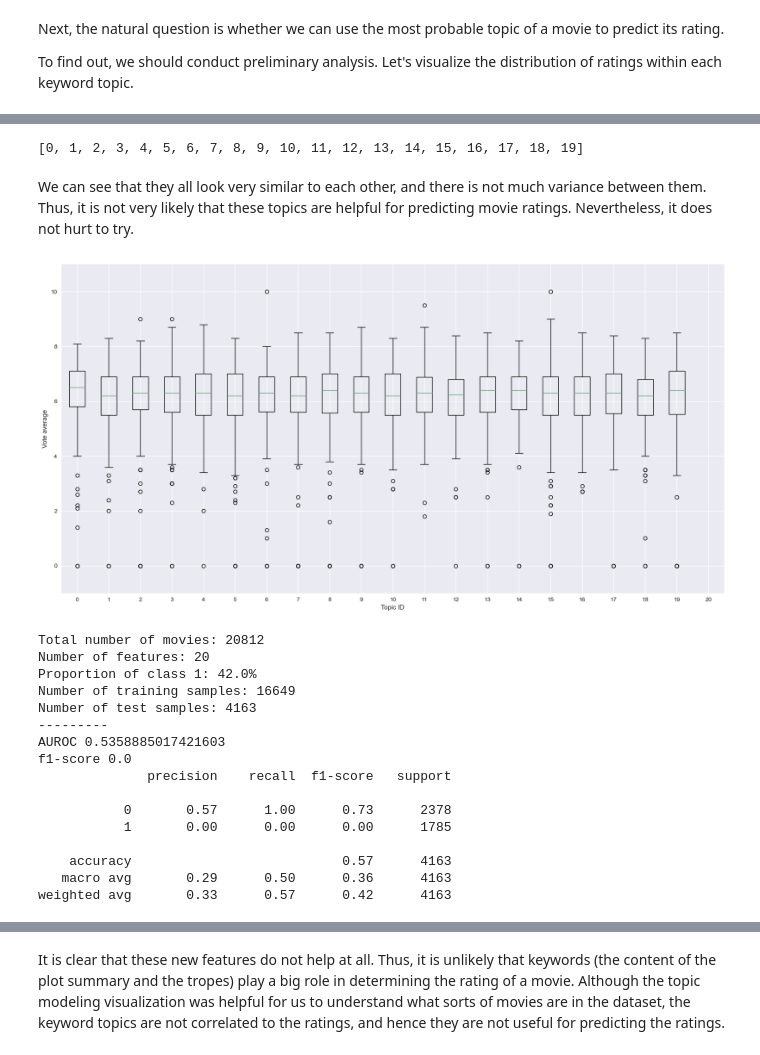
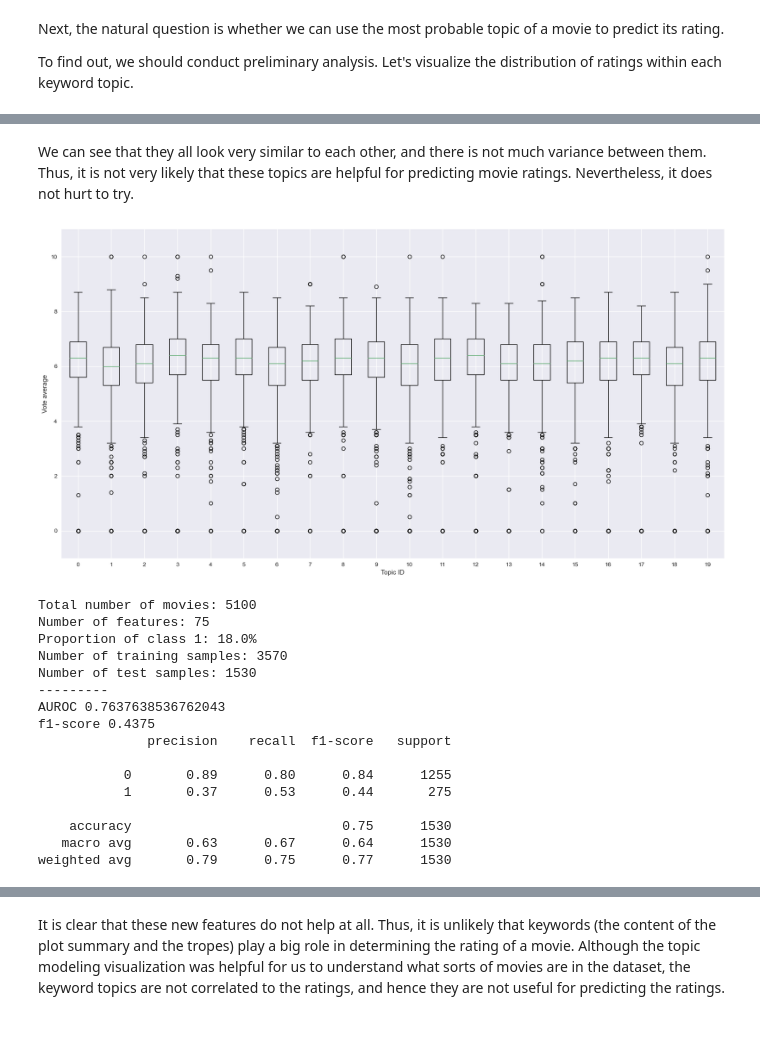
Before and after one commit to epfl-ada/ada-2022-project-adamax, a Jupyter notebook: src/initial_analysis.ipynb, the cells around one changed output, grey strips where cells are left out. Cells and saved outputs as stored; diff of their text form; code cells hidden in the pictures.

```diff
--- a/src/initial_analysis.ipynb
+++ b/src/initial_analysis.ipynb
@@ -918,7 +919,7 @@ import pyLDAvis.gensim_models
 # %%
 df_keywords = pd.read_csv("../data/Imdb/keywords.csv")
 df_movies["id"] = df_movies["id"].astype(int)
-df_movies = df_movies.merge(df_keywords, on=["id"])
+df_keywords = df_keywords.merge(df_movies, on=["id"])
 # %%
 def extract_keyword_list(list_of_keyword_dicts):
     list_of_keyword_dicts = ast.literal_eval(list_of_keyword_dicts)
@@ -929,12 +930,13 @@ def extract_keyword_list(list_of_keyword_dicts):
     keyword_list = list(np.unique(keyword_list))
     return keyword_list
 # %%
-df_movies["keywords"] = df_movies["keywords"].apply(extract_keyword_list)
-df_movies = df_movies[df_movies["keywords"].apply(len) > 2] # drop movies less than 3 keywords
+df_keywords["keywords"] = df_keywords["keywords"].apply(extract_keyword_list)
+df_keywords = df_keywords[df_keywords["keywords"].apply(len) > 2] # drop movies less than 3 keywords
+df_keywords = df_keywords.reset_index(drop=True)
 # %% [markdown]
 First, since there are a lot of keywords in the dataset, we would like to cluster them into topics. This could be achieved by considering the list of keywords for each movie as a document, and then use Latent Dirichlet Allocation for topic modeling.
 # %%
-docs = df_movies["keywords"].to_list()
+docs = df_keywords["keywords"].to_list()
 dictionary = Dictionary(docs)
 
 # Remove rare and common tokens.
@@ -1034,45 +1025,46 @@ df_movies["keyword_topic"] = df_topics["dominant_topic"].reset_index(drop=True)
 # %%
-sorted(df_topics["dominant_topic"].unique())
+df_keywords["keyword_topic"] = df_topics["dominant_topic"]
-# %% [output]
-[0, 1, 2, 3, 4, 5, 6, 7, 8, 9, 10, 11, 12, 13, 14, 15, 16, 17, 18, 19]
 # %% [markdown]
 We can see that they all look very similar to each other, and there is not much variance between them. Thus, it is not very likely that these topics are helpful for predicting movie ratings. Nevertheless, it does not hurt to try.
 # %%
-num_topics = len(df_movies["keyword_topic"].unique())
+num_topics = len(df_keywords["keyword_topic"].unique())
 for i in range(num_topics):
-    df_movies[f"keyword_topic_{i}"] = df_movies["keyword_topic"].apply(lambda x: x == i)
+    df_keywords[f"keyword_topic_{i}"] = df_keywords["keyword_topic"].apply(lambda x: x == i)
 
 vote_average_by_topic = []
 for t in range(num_topics):
-    vote_average_by_topic.append(df_movies.loc[df_movies["keyword_topic"]==t, "vote_average"].values)
+    vote_average_by_topic.append(df_keywords.loc[df_keywords["keyword_topic"]==t, "vote_average"].values)
 
 plt.figure(figsize=(20, 10))
 plt.boxplot(vote_average_by_topic)
 plt.xticks(np.arange(num_topics)+1, np.arange(num_topics))
 plt.ylim(-1, 11)
 plt.xlabel("Topic ID")
 plt.ylabel("Vote average")
 plt.show()
 # %% [output]
-[figure, old version]
+[figure, new version]
 # %%
-features_name = [f"keyword_topic_{i}" for i in range(num_topics)]
+features_name = ["year", "adj_budget", "runtime_x", "adj_revenue_x"] + [f"played_in_{c}" for c in continent_mapping] + \
+    [f"is_{g}" for g in all_genres] + \
+    [f"keyword_topic_{i}" for i in range(num_topics)] + \
+    ["num_release_this_W", "num_release_this_M", "num_release_this_Y"]
 target_name = "vote_average"
-clf = train_and_evaluate(df_movies, features_name, target_name)
+clf = train_and_evaluate(df_keywords, features_name, target_name)
 # %% [output]
-Total number of movies: 20812
-Number of features: 20
-Proportion of class 1: 42.0%
-Number of training samples: 16649
-Number of test samples: 4163
+Total number of movies: 5100
+Number of features: 75
+Proportion of class 1: 18.0%
+Number of training samples: 3570
+Number of test samples: 1530
 ---------
-AUROC 0.5358885017421603
-f1-score 0.0
+AUROC 0.7637638536762043
+f1-score 0.4375
               precision    recall  f1-score   support
 
-           0       0.57      1.00      0.73      2378
-           1       0.00      0.00      0.00      1785
+           0       0.89      0.80      0.84      1255
+           1       0.37      0.53      0.44       275
 
-    accuracy                           0.57      4163
-   macro avg       0.29      0.50      0.36      4163
-weighted avg       0.33      0.57      0.42      4163
+    accuracy                           0.75      1530
+   macro avg       0.63      0.67      0.64      1530
+weighted avg       0.79      0.75      0.77      1530
```
Also changed, not shown: parts of 19 cells of this notebook, 1 other file.
